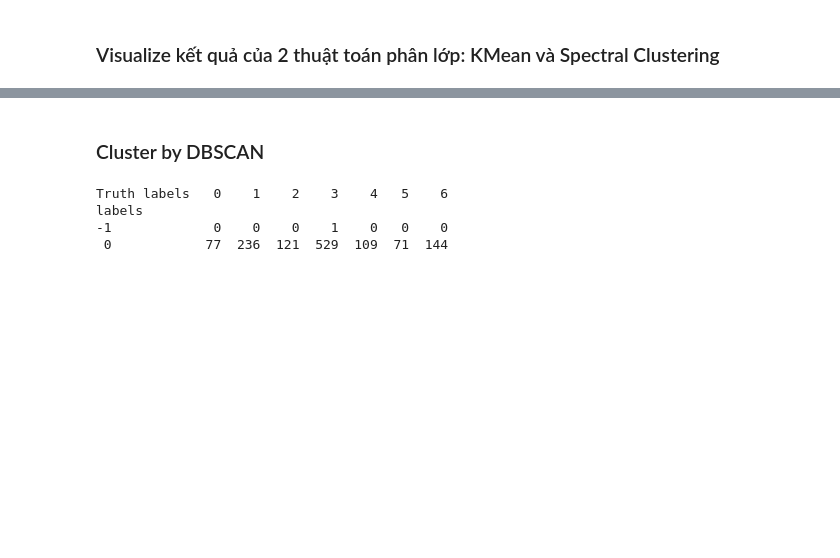
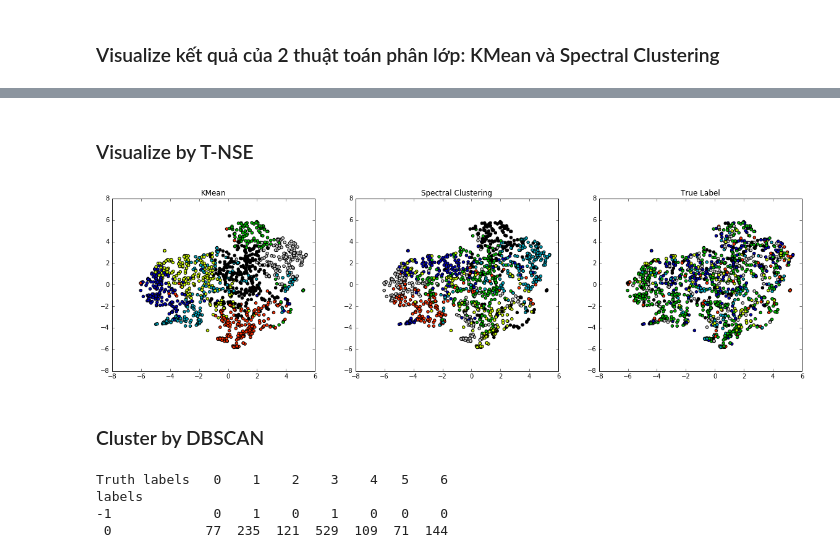
Before and after one commit to thachhoang1909/homework_1, a Jupyter notebook: baitap_3.ipynb, the cells around one changed output, grey strips where cells are left out. Saved outputs shown, nothing was run; the diff lists cells and outputs as text; code cells hidden in the pictures; blank space fills up the shorter version.

```diff
--- a/baitap_3.ipynb
+++ b/baitap_3.ipynb
@@ -228,11 +228,33 @@ plt.show()
+# %% [markdown]
+### Visualize by T-NSE
+# %%
+# create a fig to show image
+fig = plt.figure(figsize=(20,5))
+
+ax = fig.add_subplot(1, 3, 1)
+
+ax.scatter(tnse[:,0],tnse[:,1], c=label_kmean,cmap='nipy_spectral')
+ax.set_title('KMean')
+
+ax = fig.add_subplot(1, 3, 2)
+ax.scatter(tnse[:,0],tnse[:,1], c=label_spectral,cmap='nipy_spectral')
+ax.set_title('Spectral Clustering')
+
+ax = fig.add_subplot(1, 3, 3)
+ax.scatter(tnse[:,0],tnse[:,1], c=faces.target,cmap='nipy_spectral')
+ax.set_title('True Label')
+
+plt.show()
+# %% [output]
+[figure, added]
 # %% [markdown]
 ### Cluster by DBSCAN
 # %%
-eps, min_samples = 0.05, 15
+eps, min_samples = 156,15
 
 #import DBSCAN
 from sklearn.cluster import DBSCAN
-dbscan = DBSCAN(eps=eps, min_samples=min_samples, metric='cosine')
+dbscan = DBSCAN(eps=eps, min_samples=min_samples, metric='euclidean', algorithm='brute')
 
 label_dbscan = dbscan.fit_predict(feature_LBP)
 
@@ -243,5 +265,5 @@ print(ct_dbscan)
 # %% [output]
 Truth labels   0    1    2    3    4   5    6
 labels
--1             0    0    0    1    0   0    0
- 0            77  236  121  529  109  71  144
+-1             0    1    0    1    0   0    0
+ 0            77  235  121  529  109  71  144
```
Also changed, not shown: parts of 10 cells of this notebook.
